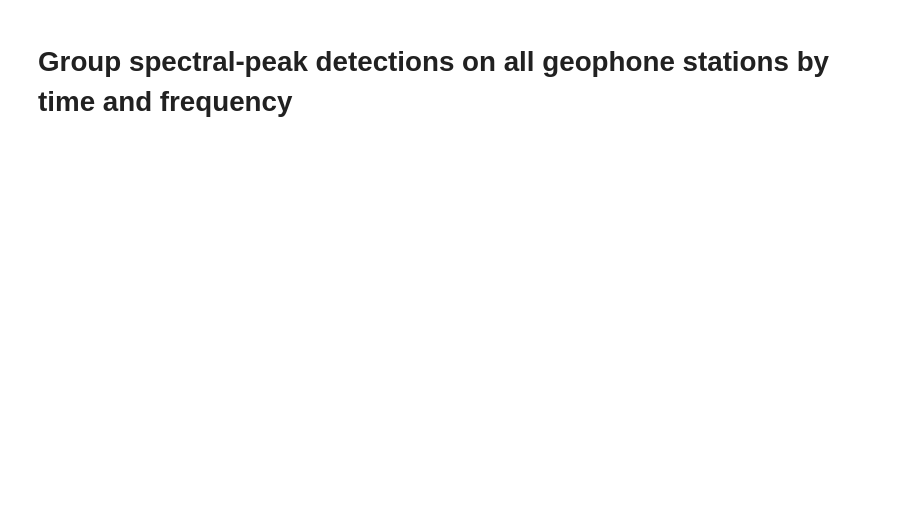
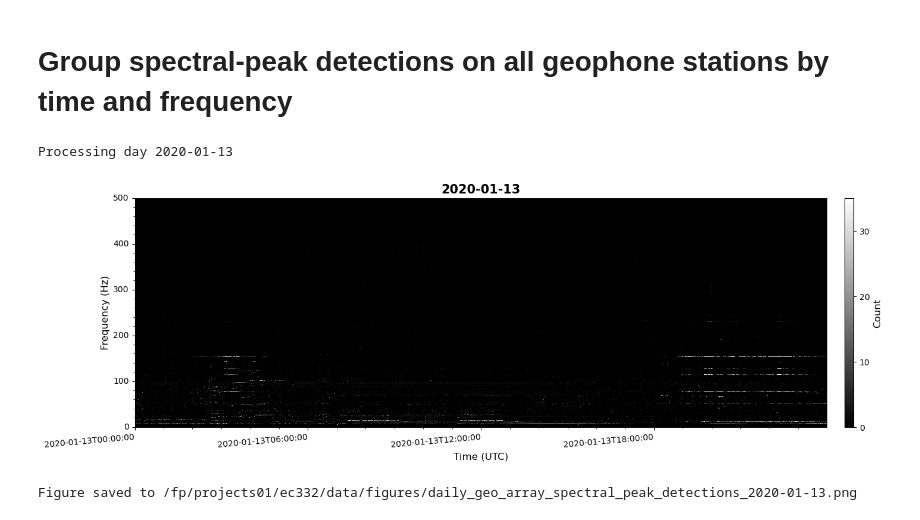
Before and after one commit to SerpRateAI/oman_microearthquakes, a Jupyter notebook: group_geo_daily_spectral_peaks.ipynb, the cells around one changed output. Drawn from its saved outputs; the diff is of its cells as text; code cells hidden in the pictures; blank space fills up the shorter version.

Commit message:
Finished the codes for computing and plotting array spectral-peak detections

```diff
--- a/group_geo_daily_spectral_peaks.ipynb
+++ b/group_geo_daily_spectral_peaks.ipynb
@@ -12,11 +12,13 @@ from utils_plot import plot_geo_total_psd_and_peaks, save_figure
 # %%
 # Inputs
 # Data
-days = ["20200113"]
+day_suffices = [ "20200113" ]
 window_length = 60.0
 overlap = 0.0
 downsample = True
 downsample_factor = 60
+prom_threshold = 5
+rbw_threshold = 0.2
 
 # Grouping
 time_bin_width = 1.0 # in minutes
@@ -28,23 +30,48 @@ maxfreq = 500.0
 indir = join(indir, "daily")
 
 # Plotting
-day_to_plot = "20200113"
+day_to_plot = "2020-01-13"
+min_count = 0
+max_count = 35
 # %%
-# Read the CSV files containing the spectral peaks
-for day in days:
+# Define the frequency bin edges and centers
+num_freq_bins = int((maxfreq - minfreq) / freq_bin_width)
+freq_bin_edges = linspace(minfreq, maxfreq, num_freq_bins + 1)
+freq_bin_centers = freq_bin_edges + freq_bin_width / 2
+freq_bin_centers = freq_bin_centers[:-1]
+
+for day_suffix in day_suffices:
+    day = Timestamp(day_suffix).strftime("%Y-%m-%d")
     print(f"Processing day {day}")
 
-    # Read the spectrograms
-    filename = f"daily_geo_spectral_peaks_{day}_window{window_length:.0f}_overlap{overlap:.1f}_prom{prom_threshold:.0f}_rbw{rbw_threshold:.1f}.csv"
+    # Read the CSV files containing the spectral peaks
+    filename = f"daily_geo_spectral_peaks_{day_suffix}_window{window_length:.0f}_overlap{overlap:.1f}_prom{prom_threshold:.0f}_rbw{rbw_threshold:.1f}.csv"
     inpath = join(indir, filename)
-    peak_df = read_csv(inpath)
+    peak_df = read_csv(inpath, index_col = 0, parse_dates = ['time'])
 
     # Group the detections by time and frequency
-    peak_df["time_bin"] = Grouper(key="time", freq=f"{time_bin_width:.0f}T")
+    starttime = Timestamp(day)
+    endtime = starttime.replace(hour = 23, minute = 59, second = 59, microsecond = 999999)
+    time_bin_edges = date_range(starttime, endtime, freq='1min')
+    peak_df['time_bin'] = cut(peak_df["time"], time_bin_edges, include_lowest=True, right=False)
+    peak_df['freq_bin'] = cut(peak_df["frequency"], freq_bin_edges, include_lowest=True, right=False)
 
-    num_freq_bins = int((maxfreq - minfreq) / freq_bin_width)
-    freq_bin_edges = linspace(minfreq, maxfreq, num_freq_bins + 1)
-    peak_df["freq_bin"] = cut(peak_df["frequency"], freq_bin_edges, include_lowest=True, right=False)
+    grouped = peak_df.groupby(['time_bin', 'freq_bin'], observed = False).size().unstack(fill_value=0)
 
-    grouped = peak_df.groupby(['time_bin', 'freq_bin']).size().unstack(fill_value=0)
-    print(grouped)
+    if day == day_to_plot:
+        detect_counts = grouped.values
+        detect_counts = detect_counts.T
+
+        time_bin_centers = [time + Timedelta(minutes=time_bin_width) / 2 for time in time_bin_edges]
+        time_bin_centers = time_bin_centers[:-1]
+
+        fig, ax, cbar = plot_array_spec_peak_detect_counts(time_bin_centers, freq_bin_centers, detect_counts, min_count = min_count, max_count = max_count)
+# %% [output]
+Processing day 2020-01-13
+[figure, added]
+# %%
+# Save the figure
+figname = f"daily_geo_array_spectral_peak_detections_{day}.png"
+save_figure(fig, figname)
+# %% [output]
+Figure saved to /fp/projects01/ec332/data/figures/daily_geo_array_spectral_peak_detections_2020-01-13.png
```
Also changed, not shown: parts of 1 cell of this notebook, 2 other files.
